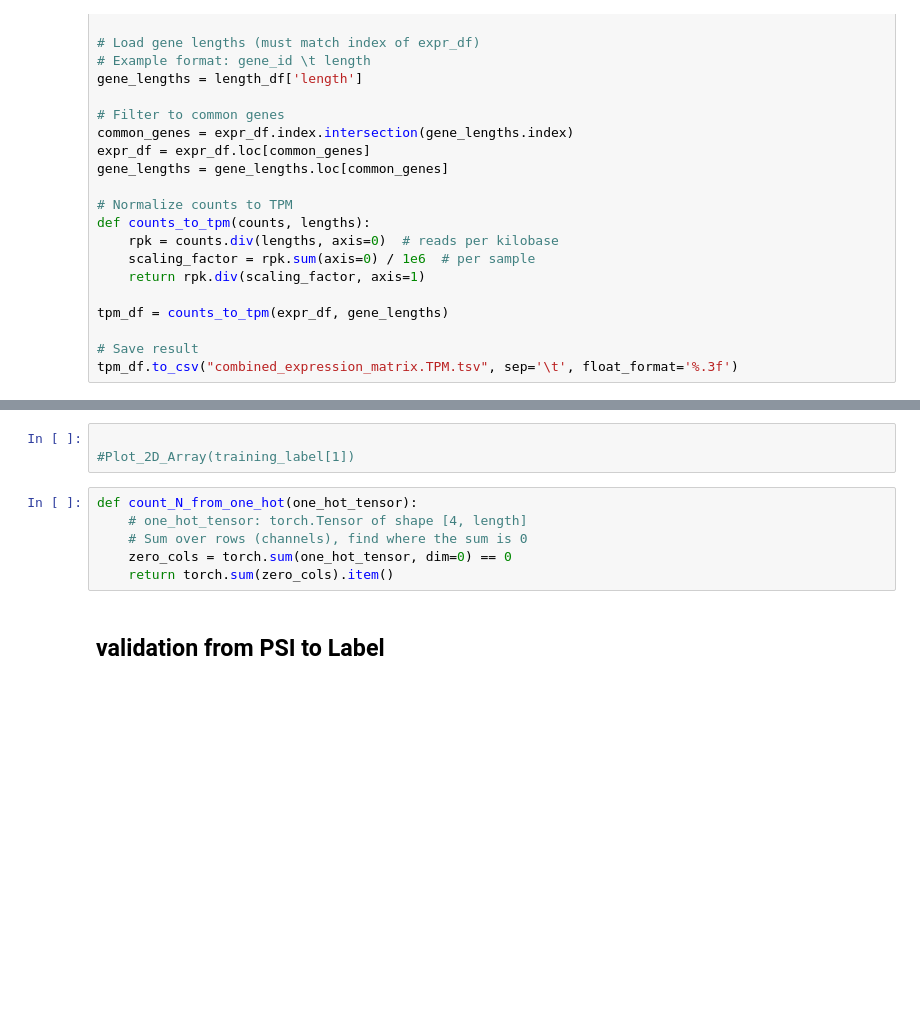
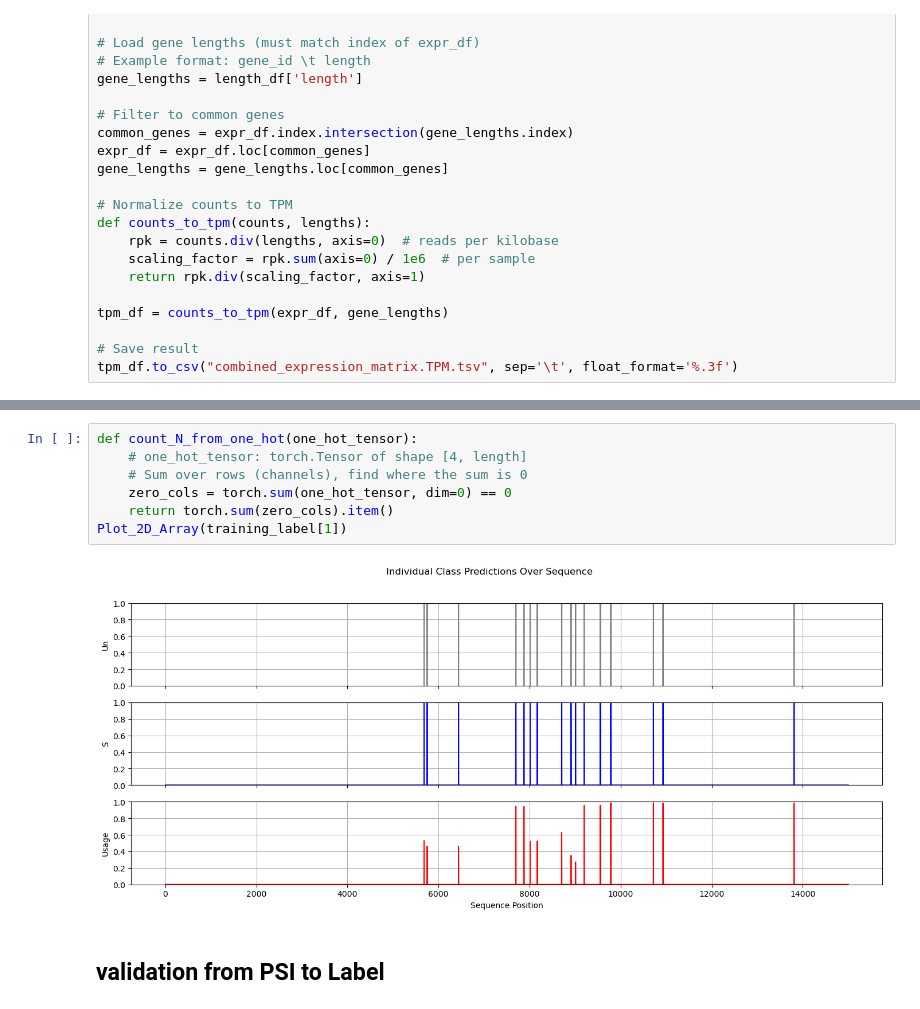
Before and after one commit to lux563624348/DL_RNA_Splicing, a Jupyter notebook: Generate_Training_DATA.ipynb, the cells around one changed output, grey strips where cells are left out. Cells and saved outputs as stored; diff of their text form; blank space fills up the shorter version.

```diff
--- a/Generate_Training_DATA.ipynb
+++ b/Generate_Training_DATA.ipynb
@@ -286,12 +217,12 @@ upload: ./20Samples_training_data_sequece_exp.pt to s3://research.luffingfuturel
-# %%
-
-#Plot_2D_Array(training_label[1])
 # %%
 def count_N_from_one_hot(one_hot_tensor):
     # one_hot_tensor: torch.Tensor of shape [4, length]
     # Sum over rows (channels), find where the sum is 0
     zero_cols = torch.sum(one_hot_tensor, dim=0) == 0
     return torch.sum(zero_cols).item()
+Plot_2D_Array(training_label[1])
+# %% [output]
+[figure, added]
 # %% [markdown]
 ## validation from PSI to Label
 # %%
```
Also changed, not shown: parts of 11 cells of this notebook, 7 other files.
